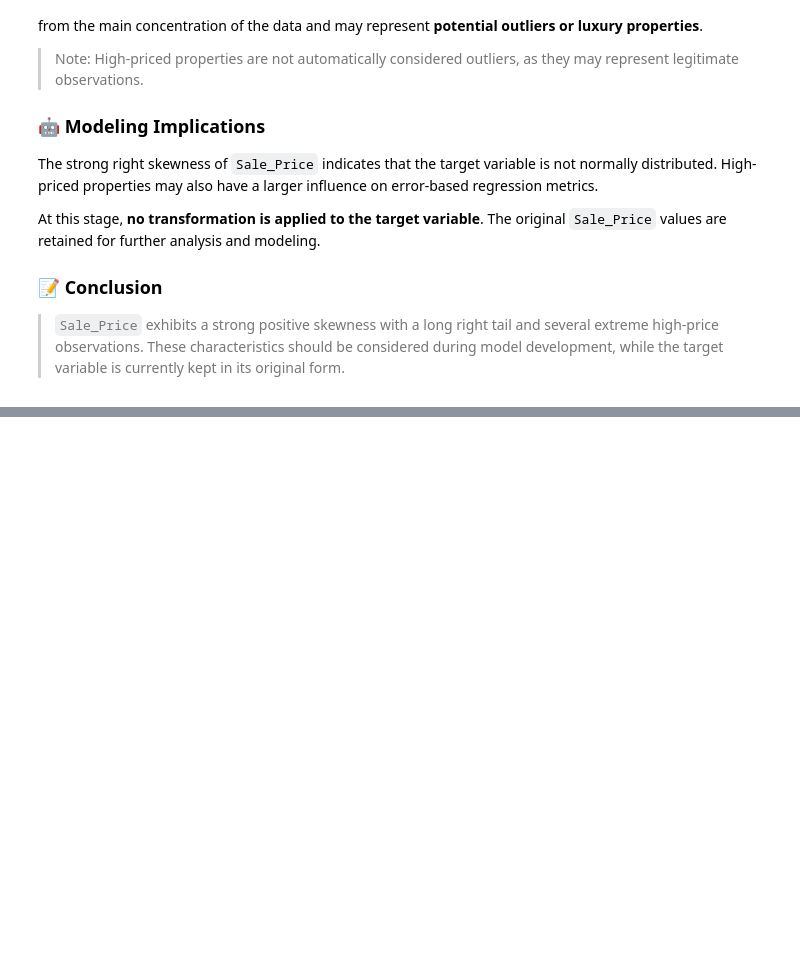
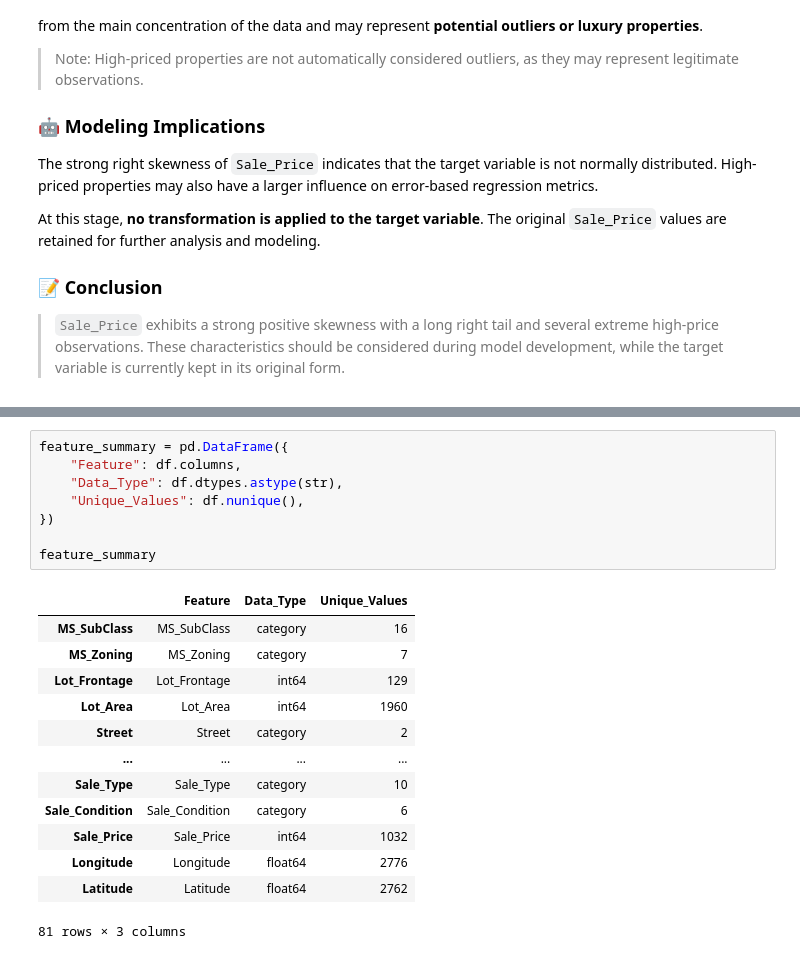
Before and after one commit to Mohamadzf23/ames-housing-price-prediction, a Jupyter notebook: src/ames_housing_price_prediction.ipynb, the cells around one changed output, grey strips where cells are left out. Cells and saved outputs as stored; diff of their text form; blank space fills up the shorter version.

Commit message:
Analyze feature types and cardinality

```diff
--- a/src/ames_housing_price_prediction.ipynb
+++ b/src/ames_housing_price_prediction.ipynb
@@ -279,0 +329,22 @@ At this stage, **no transformation is applied to the target variable**. The orig
+# %%
+feature_summary = pd.DataFrame({
+    "Feature": df.columns,
+    "Data_Type": df.dtypes.astype(str),
+    "Unique_Values": df.nunique(),
+})
+
+feature_summary
+# %% [output]
+|  | Feature | Data_Type | Unique_Values |
+| MS_SubClass | MS_SubClass | category | 16 |
+| MS_Zoning | MS_Zoning | category | 7 |
+| Lot_Frontage | Lot_Frontage | int64 | 129 |
+| Lot_Area | Lot_Area | int64 | 1960 |
+| Street | Street | category | 2 |
+| ... | ... | ... | ... |
+| Sale_Type | Sale_Type | category | 10 |
+| Sale_Condition | Sale_Condition | category | 6 |
+| Sale_Price | Sale_Price | int64 | 1032 |
+| Longitude | Longitude | float64 | 2776 |
+| Latitude | Latitude | float64 | 2762 |
+81 rows × 3 columns
```
Also changed, not shown: parts of 6 cells of this notebook.
